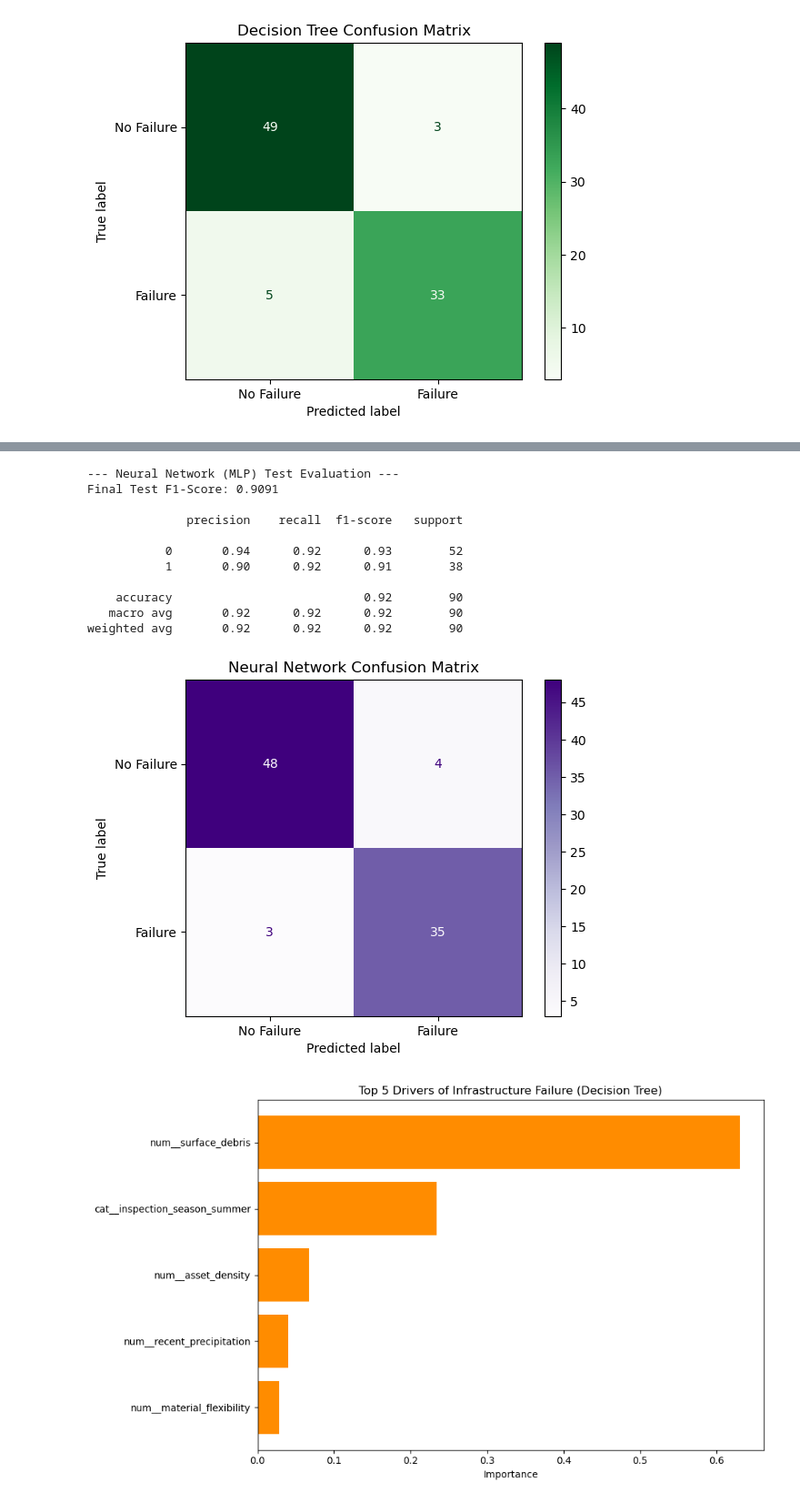
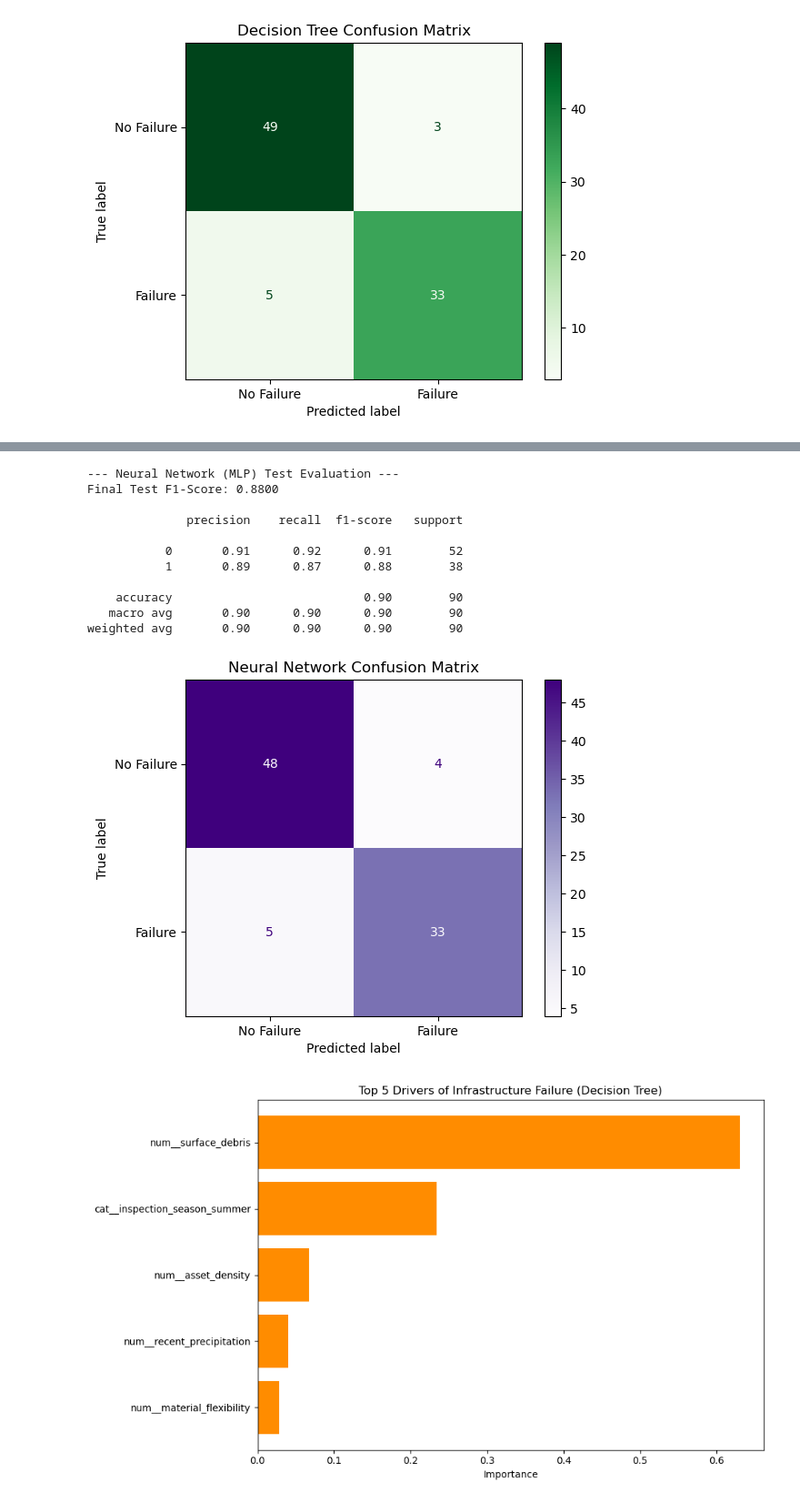
Before and after one commit to dannylee112/Machine-learning-models, a Jupyter notebook: ITNPBD6.ipynb, the cells around one changed output, grey strips where cells are left out. Shown at 91% size. Drawn from its saved outputs; the diff is of its cells as text; code cells hidden in the pictures.

```diff
--- a/ITNPBD6.ipynb
+++ b/ITNPBD6.ipynb
@@ -488,7 +518,7 @@ import matplotlib.pyplot as plt
 
 # 1. BUILD & TUNE: Setup Grid Search to prevent overfitting
 tree_params = {
-    'max_depth': [3, 5, 7, 10, None],
+    'max_depth': [3, 5, 7, 10],
     'min_samples_split': [2, 5, 10],
     'criterion': ['gini', 'entropy']
 }
@@ -605,20 +563,0 @@ plt.show()
-# %%
-from sklearn.tree import DecisionTreeClassifier
-from sklearn.model_selection import GridSearchCV
-
-# 1. Define hyperparameters to prevent overfitting
-tree_params = {
-    'max_depth': [3, 5, 7, 10, None],
-    'min_samples_split': [2, 5, 10],
-    'criterion': ['gini', 'entropy']
-}
-
-# 2. Setup Grid Search optimizing for F1-Score
-tree_grid = GridSearchCV(DecisionTreeClassifier(random_state=42), tree_params, cv=5, scoring='f1')
-tree_grid.fit(X_train_encoded, y_train_cleaned)
-
-# 3. Get the best model
-best_tree = tree_grid.best_estimator_
-
-print(f"Best Tree Params: {tree_grid.best_params_}")
-print(f"Best Tree CV F1-Score: {tree_grid.best_score_:.4f}")
@@ -673,31 +611,34 @@ Best MLP CV F1-Score: 0.8942
 # %%
 # 1. TEST: Generate predictions using your tuned MLP model
-y_pred_mlp = mlp_model_tuned.predict(X_test_encoded)
+y_pred_mlp = grid_mlp.predict(X_test_encoded)
 
 # 2. EVALUATE: Print reports and plot the confusion matrix
 print("--- Neural Network (MLP) Test Evaluation ---")
 print(f"Final Test F1-Score: {f1_score(y_test_cleaned, y_pred_mlp):.4f}\n")
 print(classification_report(y_test_cleaned, y_pred_mlp))
 
 # Display Confusion Matrix (Export this for Section 6 of your poster)
 cm_mlp = confusion_matrix(y_test_cleaned, y_pred_mlp)
 disp_mlp = ConfusionMatrixDisplay(confusion_matrix=cm_mlp, display_labels=['No Failure', 'Failure'])
 disp_mlp.plot(cmap='Purples')
 plt.title("Neural Network Confusion Matrix")
+
+plt.savefig("mlp_confusion_matrix.png")
+
 plt.show()
 # %% [output]
 --- Neural Network (MLP) Test Evaluation ---
-Final Test F1-Score: 0.9091
+Final Test F1-Score: 0.8800
 
               precision    recall  f1-score   support
 
-           0       0.94      0.92      0.93        52
-           1       0.90      0.92      0.91        38
+           0       0.91      0.92      0.91        52
+           1       0.89      0.87      0.88        38
 
-    accuracy                           0.92        90
-   macro avg       0.92      0.92      0.92        90
-weighted avg       0.92      0.92      0.92        90
+    accuracy                           0.90        90
+   macro avg       0.90      0.90      0.90        90
+weighted avg       0.90      0.90      0.90        90
-[figure, old version]
+[figure, new version]
 # %%
 import matplotlib.pyplot as plt
 import pandas as pd
```
Also changed, not shown: parts of 32 cells of this notebook, 4 other files.
